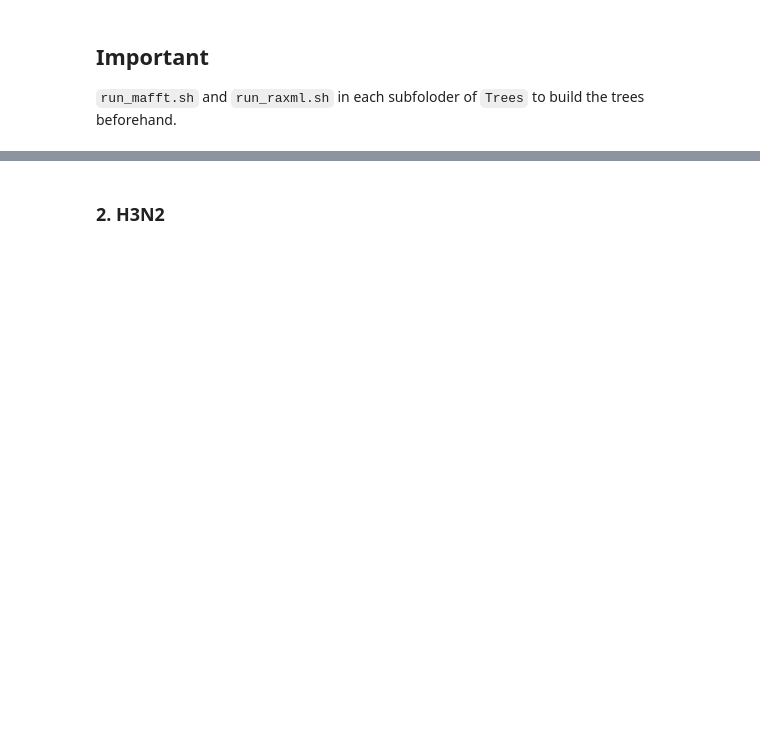
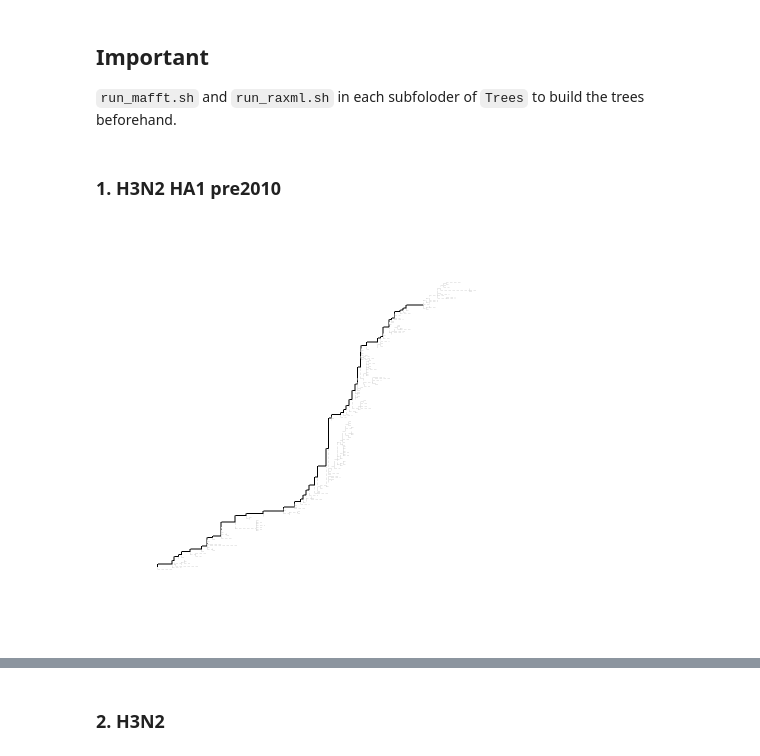
Before and after one commit to Takkoona/phyloColoring, a Jupyter notebook: 1.1_find_fixations.ipynb, the cells around one changed output, grey strips where cells are left out. Drawn from its saved outputs; the diff is of its cells as text; code cells hidden in the pictures; blank space fills up the shorter version.

Commit message:
New sitePath devel version update

```diff
--- a/1.1_find_fixations.ipynb
+++ b/1.1_find_fixations.ipynb
@@ -7,15 +7,17 @@ library(ape)
 library(sitePath)
 suppressPackageStartupMessages(library(ggtree))
 
+METADATA_DIR = "Metadata"
 TREES_DIR <- "Trees"
 PLOTS_DIR <- "Plots"
 
 H1N1_HA_NAME <- "H1N1_HA"
 H3N2_HA_NAME <- "H3N2_HA"
-H3N2_HA1_PRE2010_NAME <- "H3N2_HA1_pre2010"
+H3N2_HA1_PRE2010_NAME <- "H3N2_HA1_pre2003"
 ZIKV_POLYPROTEIN_NAME <- "ZIKV_polyprotein"
 SARS_COV_2_CDS_NAME <- "SARS_CoV_2_cds"
 
-H1N1_HA_TREE_DIR <- file.path(TREES_DIR, H1N1_HA_NAME)
 H3N2_HA_TREE_DIR <- file.path(TREES_DIR, H3N2_HA_NAME)
 H3N2_HA1_PRE2010_TREE_DIR <- file.path(TREES_DIR, H3N2_HA1_PRE2010_NAME)
+
+dir.create(PLOTS_DIR, showWarnings = FALSE)
@@ -23,0 +24,13 @@ source("snpTracing.r")
+# %% [markdown]
+### 1. H3N2 HA1 pre2010
+# %%
+treeDir <- file.path(TREES_DIR, H3N2_HA1_PRE2010_NAME)
+
+tree <- read.tree(file.path(treeDir, "RAxML_bestTree.PROTGAMMAGTR"))
+tree <- addMSA(tree, msaPath = file.path(treeDir, "aligned.fasta"), msaFormat = "fasta")
+# %%
+paths <- lineagePath(tree, similarity = 0.07)
+
+plot(paths)
+# %% [output]
+[figure, added]
```
Also changed, not shown: parts of 28 cells of this notebook, 42 other files.
